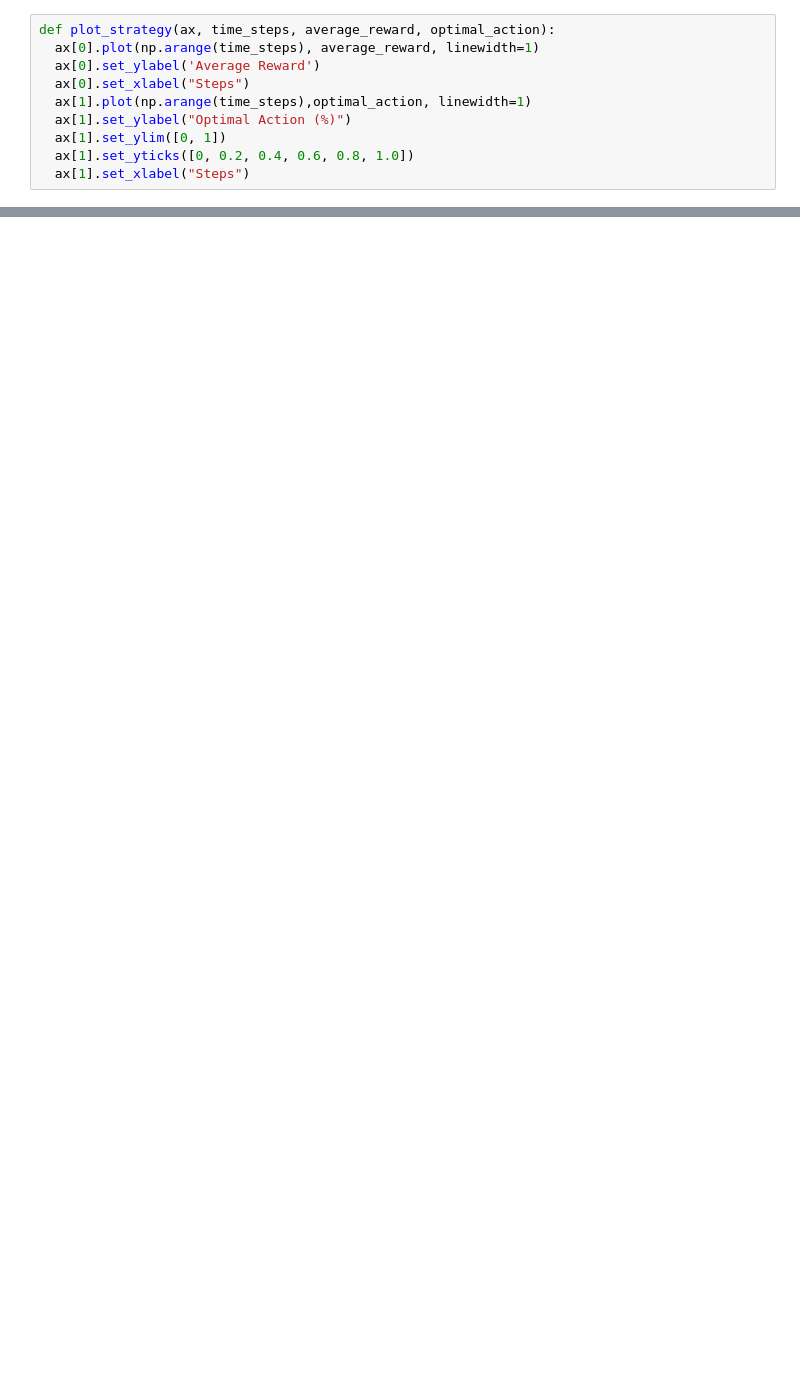
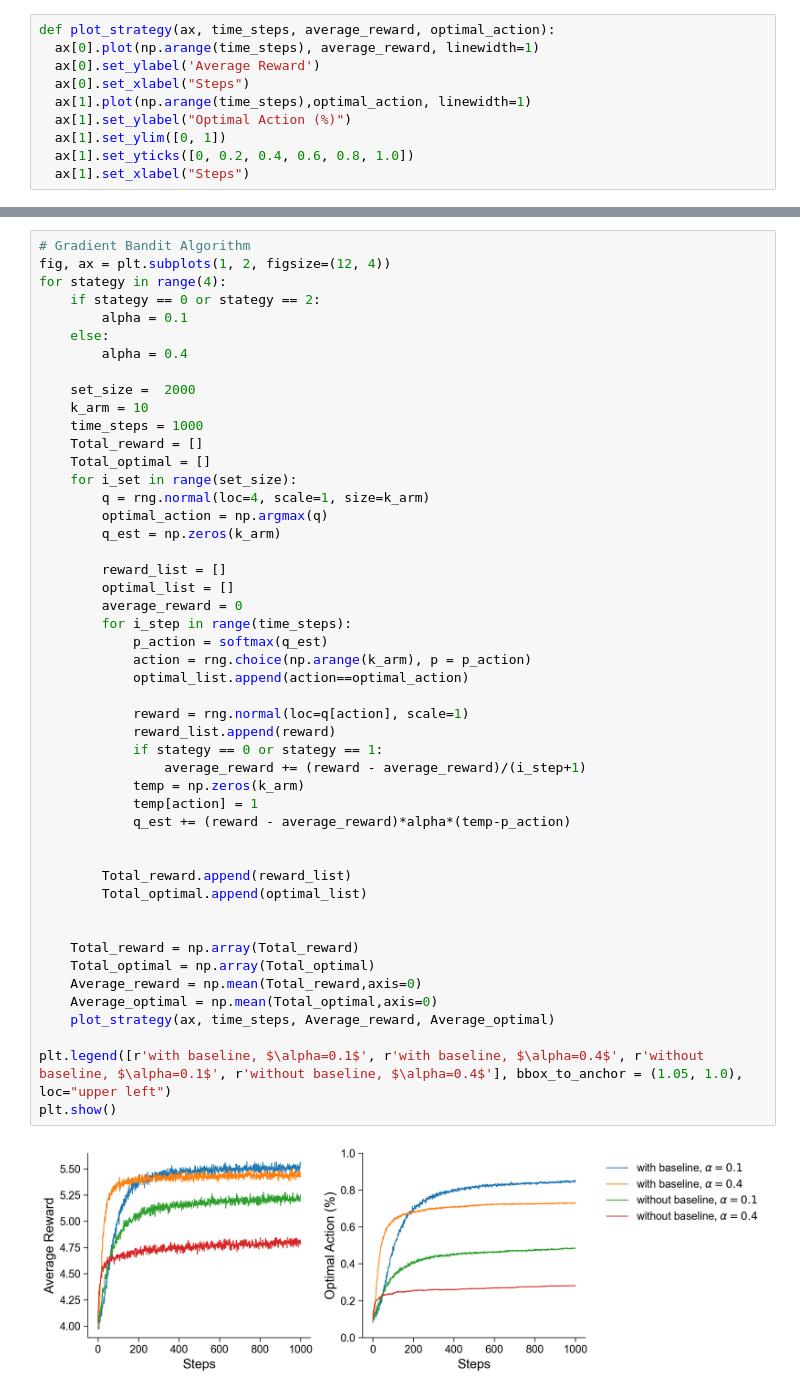
Before and after one commit to Yu-AngCheng/JC, a Jupyter notebook: Reinforcement Learning An Introduction/Ch2.ipynb, the cells around one changed output, grey strips where cells are left out. Saved outputs shown, nothing was run; the diff lists cells and outputs as text; blank space fills up the shorter version.

```diff
--- a/Reinforcement Learning An Introduction/Ch2.ipynb
+++ b/Reinforcement Learning An Introduction/Ch2.ipynb
@@ -171,0 +171,50 @@ plt.show()
+# %%
+# Gradient Bandit Algorithm
+fig, ax = plt.subplots(1, 2, figsize=(12, 4))
+for stategy in range(4):
+    if stategy == 0 or stategy == 2:
+        alpha = 0.1
+    else:
+        alpha = 0.4
+
+    set_size =  2000
+    k_arm = 10
+    time_steps = 1000
+    Total_reward = []
+    Total_optimal = []
+    for i_set in range(set_size):
+        q = rng.normal(loc=4, scale=1, size=k_arm)
+        optimal_action = np.argmax(q)
+        q_est = np.zeros(k_arm)
+
+        reward_list = []
+        optimal_list = []
+        average_reward = 0
+        for i_step in range(time_steps):
+            p_action = softmax(q_est)
+            action = rng.choice(np.arange(k_arm), p = p_action)
+            optimal_list.append(action==optimal_action)
+
+            reward = rng.normal(loc=q[action], scale=1)
+            reward_list.append(reward)
+            if stategy == 0 or stategy == 1:
+                average_reward += (reward - average_reward)/(i_step+1)
+            temp = np.zeros(k_arm)
+            temp[action] = 1
+            q_est += (reward - average_reward)*alpha*(temp-p_action)
+
+
+        Total_reward.append(reward_list)
+        Total_optimal.append(optimal_list)
+
+
+    Total_reward = np.array(Total_reward)
+    Total_optimal = np.array(Total_optimal)
+    Average_reward = np.mean(Total_reward,axis=0)
+    Average_optimal = np.mean(Total_optimal,axis=0)
+    plot_strategy(ax, time_steps, Average_reward, Average_optimal)
+
+plt.legend([r'with baseline, $\alpha=0.1$', r'with baseline, $\alpha=0.4$', r'without baseline, $\alpha=0.1$', r'without baseline, $\alpha=0.4$'], bbox_to_anchor = (1.05, 1.0), loc="upper left")
+plt.show()
+# %% [output]
+[figure, added]
```
Also changed, not shown: parts of 4 cells of this notebook.
